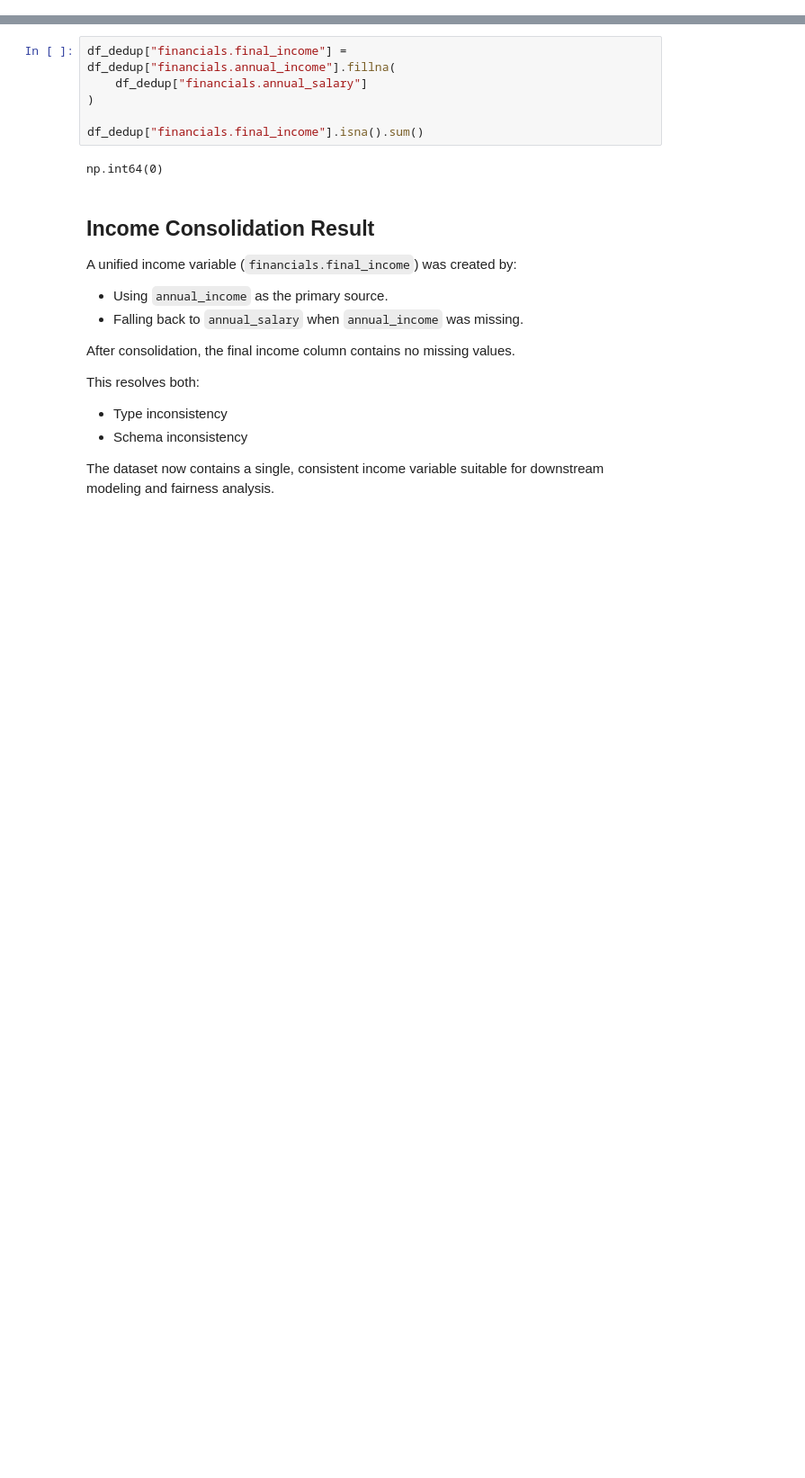
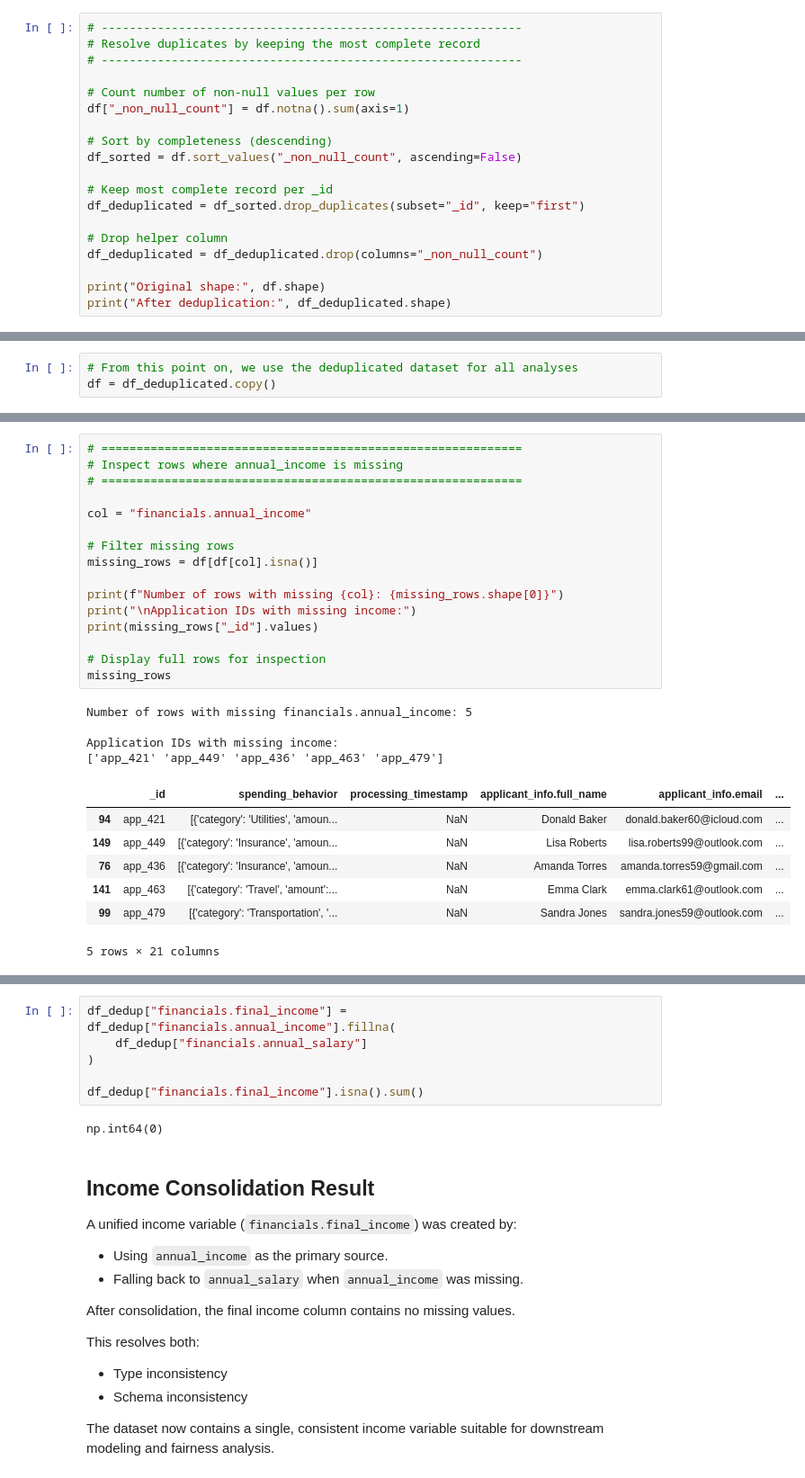
Before and after one commit to lauraaandrada/dego-project-team2, a Jupyter notebook: notebooks/01-Data-Quality.ipynb, the cells around one changed output, grey strips where cells are left out. Shown at 90% size. Drawn from its saved outputs; the diff is of its cells as text; blank space fills up the shorter version.

Commit message:
Updated version after feedback

```diff
--- a/notebooks/01-Data-Quality.ipynb
+++ b/notebooks/01-Data-Quality.ipynb
@@ -291,0 +354,19 @@ using `annual_salary` as a fallback when `annual_income` is missing.
+# %%
+# ------------------------------------------------------------
+# Resolve duplicates by keeping the most complete record
+# ------------------------------------------------------------
+
+# Count number of non-null values per row
+df["_non_null_count"] = df.notna().sum(axis=1)
+
+# Sort by completeness (descending)
+df_sorted = df.sort_values("_non_null_count", ascending=False)
+
+# Keep most complete record per _id
+df_deduplicated = df_sorted.drop_duplicates(subset="_id", keep="first")
+
+# Drop helper column
+df_deduplicated = df_deduplicated.drop(columns="_non_null_count")
+
+print("Original shape:", df.shape)
+print("After deduplication:", df_deduplicated.shape)
@@ -291,0 +376,3 @@ using `annual_salary` as a fallback when `annual_income` is missing.
+# %%
+# From this point on, we use the deduplicated dataset for all analyses
+df = df_deduplicated.copy()
@@ -291,0 +460,28 @@ using `annual_salary` as a fallback when `annual_income` is missing.
+# %%
+# ============================================================
+# Inspect rows where annual_income is missing
+# ============================================================
+
+col = "financials.annual_income"
+
+# Filter missing rows
+missing_rows = df[df[col].isna()]
+
+print(f"Number of rows with missing {col}: {missing_rows.shape[0]}")
+print("\nApplication IDs with missing income:")
+print(missing_rows["_id"].values)
+
+# Display full rows for inspection
+missing_rows
+# %% [output]
+Number of rows with missing financials.annual_income: 5
+
+Application IDs with missing income:
+['app_421' 'app_449' 'app_436' 'app_463' 'app_479']
+|  | _id | spending_behavior | processing_timestamp | applicant_info.full_name | applicant_info.email | ... |
+| 94 | app_421 | [{'category': 'Utilities', 'amoun... | NaN | Donald Baker | donald.baker60@icloud.com | ... |
+| 149 | app_449 | [{'category': 'Insurance', 'amoun... | NaN | Lisa Roberts | lisa.roberts99@outlook.com | ... |
+| 76 | app_436 | [{'category': 'Insurance', 'amoun... | NaN | Amanda Torres | amanda.torres59@gmail.com | ... |
+| 141 | app_463 | [{'category': 'Travel', 'amount':... | NaN | Emma Clark | emma.clark61@outlook.com | ... |
+| 99 | app_479 | [{'category': 'Transportation', '... | NaN | Sandra Jones | sandra.jones59@outlook.com | ... |
+5 rows × 21 columns
```
Also changed, not shown: parts of 41 cells of this notebook.
